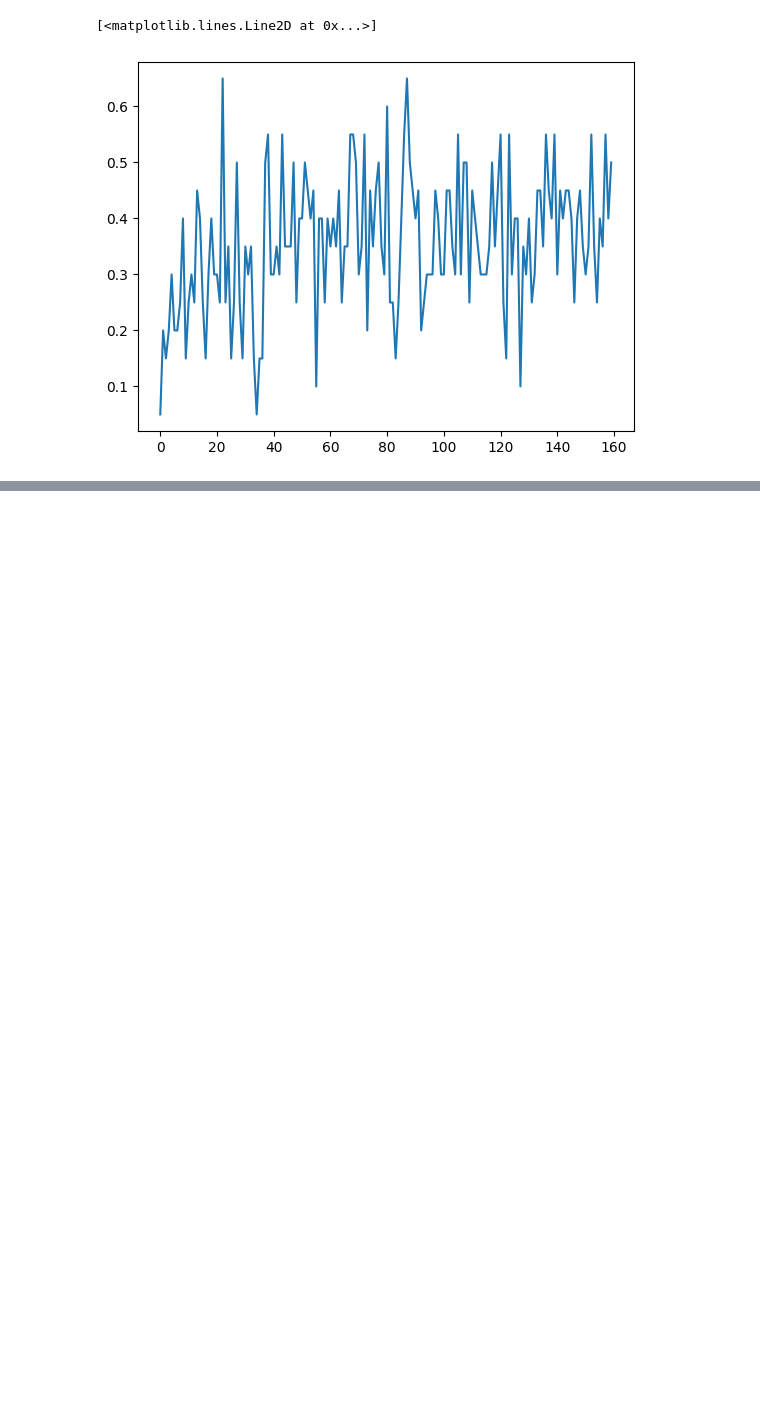
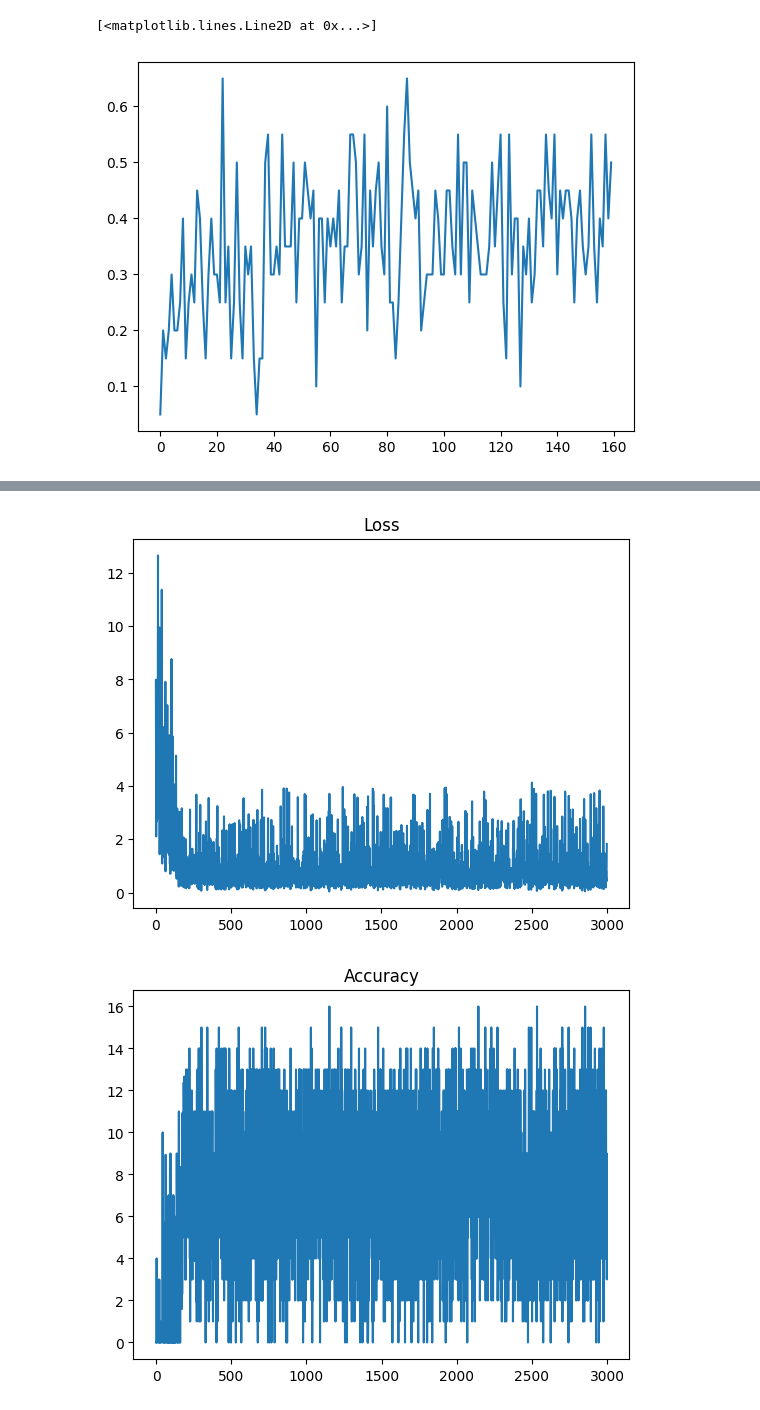
Before and after one commit to justinolcott/avalanche, a Jupyter notebook: model-pytorch.ipynb, the cells around one changed output, grey strips where cells are left out. Cells and saved outputs as stored; diff of their text form; code cells hidden in the pictures; blank space fills up the shorter version.

Commit message:
ran a bunch of models and tried pytorch

```diff
--- a/model-pytorch.ipynb
+++ b/model-pytorch.ipynb
@@ -169,0 +170,4 @@ df.head()
+# %%
+# output the first row
+for col, val in zip(df.columns, df.iloc[0]):
+    print(col, ": ", val)
@@ -625,0 +729,13 @@ model = XGBRegressor()
+# %%
+# def get_random_chunk(X, y, chunk_size=16):
+#     random_idx = np.random.randint(0, len(X) - chunk_size)
+#     return X[random_idx:random_idx+chunk_size], y[random_idx:random_idx+chunk_size]
+
+def get_random_chunk(X, y, chunk_size=16, batch_size=32):
+    X_batch = []
+    y_batch = []
+    for i in range(batch_size):
+        random_idx = np.random.randint(0, len(X) - chunk_size)
+        X_batch.append(X[random_idx:random_idx+chunk_size])
+        y_batch.append(y[random_idx:random_idx+chunk_size])
+    return np.array(X_batch), np.array(y_batch)
@@ -625,0 +824,10 @@ model = XGBRegressor()
+# %%
+batch_size = 32
+train_dataset = AvalancheGRUDataset(X_train, y_train, batch_size=batch_size, chunk_size=16, train=True)
+test_dataset = AvalancheGRUDataset(X_test, y_test, batch_size=batch_size, chunk_size=16, train=False)
+train_dataloader = DataLoader(train_dataset, batch_size=1, shuffle=False)
+test_dataloader = DataLoader(test_dataset, batch_size=1, shuffle=False)
+model = GRUNet(len(input_columns), 64, 6, 4, batch_size)
+model.to(device)
+optimizer = optim.Adam(model.parameters(), lr=0.0001)
+criterion = nn.CrossEntropyLoss()
@@ -625,0 +898,21 @@ model = XGBRegressor()
+# %%
+# Plot
+import matplotlib.pyplot as plt
+plt.plot(losses)
+plt.title("Loss")
+plt.show()
+
+plt.plot(accuracies)
+plt.title("Accuracy")
+plt.show()
+
+plt.plot(val_losses)
+plt.title("Validation Loss")
+plt.show()
+
+plt.plot(val_accuracies)
+plt.title("Validation Accuracy")
+plt.show()
+# %% [output]
+[figure, added]
+[figure, added]
```
Also changed, not shown: parts of 21 cells of this notebook, 1 other file.
